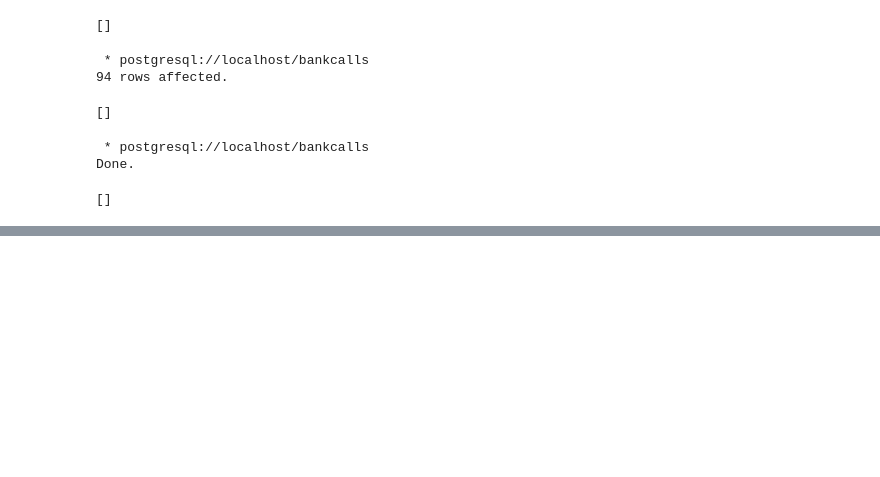
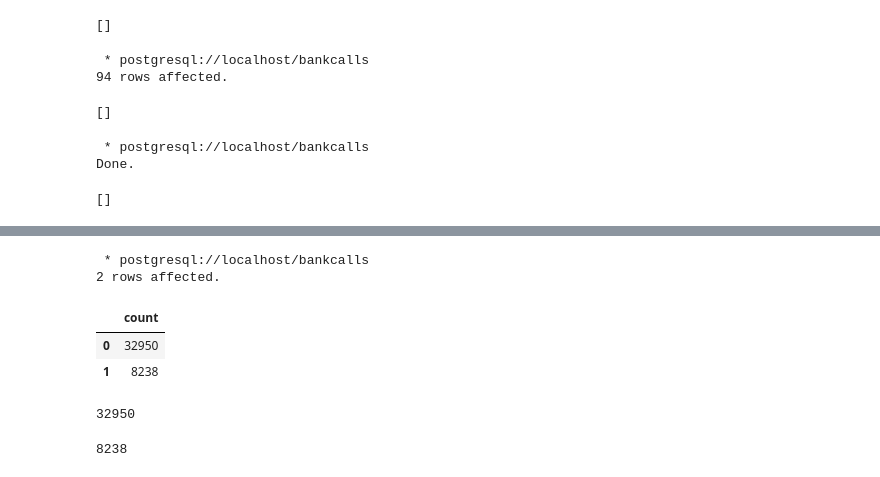
Before and after one commit to j-carson/telemarketing-classification, a Jupyter notebook: src/Data_clean.ipynb, the cells around one changed output, grey strips where cells are left out. Saved outputs shown, nothing was run; the diff lists cells and outputs as text; code cells hidden in the pictures; blank space fills up the shorter version.

```diff
--- a/src/Data_clean.ipynb
+++ b/src/Data_clean.ipynb
@@ -39,0 +66,17 @@ Done.
+# %%
+%%sql
+SELECT COUNT(test) FROM bank_addl GROUP BY test;
+# %% [output]
+ * postgresql://localhost/bankcalls
+2 rows affected.
+|  | count |
+| 0 | 32950 |
+| 1 | 8238 |
+# %%
+len(y_train)
+# %% [output]
+32950
+# %%
+len(y_test)
+# %% [output]
+8238
```
Also changed, not shown: parts of 6 cells of this notebook, 4 other files.
